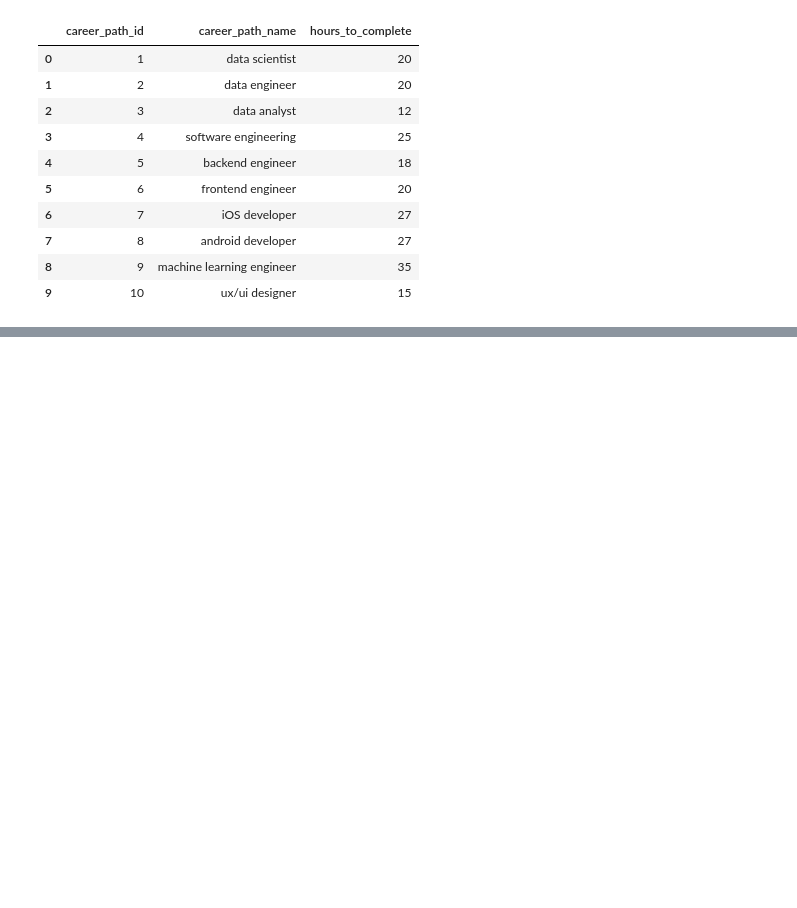
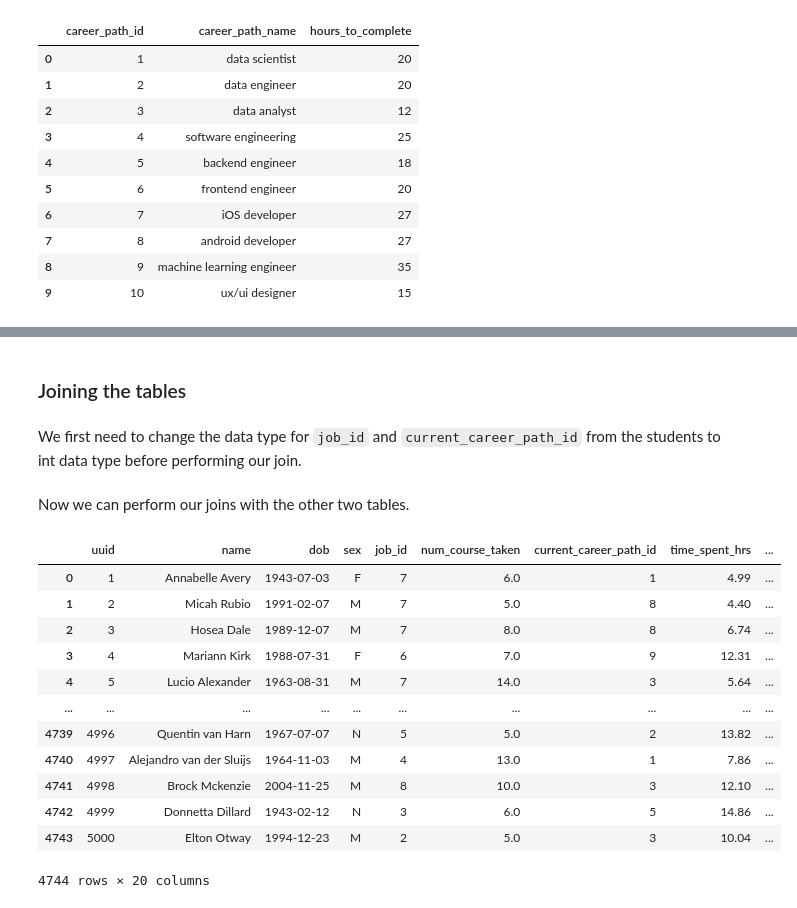
Before and after one commit to father-tom/Projects, a Jupyter notebook: SubPipeline/dev/data-exploration.ipynb, the cells around one changed output, grey strips where cells are left out. Drawn from its saved outputs; the diff is of its cells as text; code cells hidden in the pictures; blank space fills up the shorter version.

Commit message:
Finish data cleansing and csv creation

```diff
--- a/SubPipeline/dev/data-exploration.ipynb
+++ b/SubPipeline/dev/data-exploration.ipynb
@@ -402,0 +418,7 @@ display(career_paths)
+# %%
+not_applicable = {'career_path_id': 0,
+                  'career_path_name': 'not applicable',
+                  'hours_to_complete': 0}
+
+career_paths.loc[len(career_paths)] = not_applicable # type: ignore
+display(career_paths)
@@ -402,0 +472,3 @@ display(career_paths)
+# %%
+student_jobs.drop_duplicates(inplace=True)
+display(student_jobs)
@@ -402,0 +487,27 @@ display(career_paths)
+# %% [markdown]
+### Joining the tables
+# %% [markdown]
+We first need to change the data type for `job_id` and `current_career_path_id` from the students to int data type before performing our join.
+# %%
+students['job_id'] = students['job_id'].astype(int)
+students['current_career_path_id'] = students['current_career_path_id'].astype(int)
+# %% [markdown]
+Now we can perform our joins with the other two tables.
+# %%
+students_full_info = students.merge(career_paths, left_on='current_career_path_id', right_on='career_path_id', how='left')
+students_full_info = students_full_info.merge(student_jobs, on='job_id', how='left')
+display(students_full_info)
+# %% [output]
+|  | uuid | name | dob | sex | job_id | num_course_taken | current_career_path_id | time_spent_hrs | ... |
+| 0 | 1 | Annabelle Avery | 1943-07-03 | F | 7 | 6.0 | 1 | 4.99 | ... |
+| 1 | 2 | Micah Rubio | 1991-02-07 | M | 7 | 5.0 | 8 | 4.40 | ... |
+| 2 | 3 | Hosea Dale | 1989-12-07 | M | 7 | 8.0 | 8 | 6.74 | ... |
+| 3 | 4 | Mariann Kirk | 1988-07-31 | F | 6 | 7.0 | 9 | 12.31 | ... |
+| 4 | 5 | Lucio Alexander | 1963-08-31 | M | 7 | 14.0 | 3 | 5.64 | ... |
+| ... | ... | ... | ... | ... | ... | ... | ... | ... | ... |
+| 4739 | 4996 | Quentin van Harn | 1967-07-07 | N | 5 | 5.0 | 2 | 13.82 | ... |
+| 4740 | 4997 | Alejandro van der Sluijs | 1964-11-03 | M | 4 | 13.0 | 1 | 7.86 | ... |
+| 4741 | 4998 | Brock Mckenzie | 2004-11-25 | M | 8 | 10.0 | 3 | 12.10 | ... |
+| 4742 | 4999 | Donnetta Dillard | 1943-02-12 | N | 3 | 6.0 | 5 | 14.86 | ... |
+| 4743 | 5000 | Elton Otway | 1994-12-23 | M | 2 | 5.0 | 3 | 10.04 | ... |
+4744 rows × 20 columns
```
Also changed, not shown: parts of 14 cells of this notebook, 2 other files.
